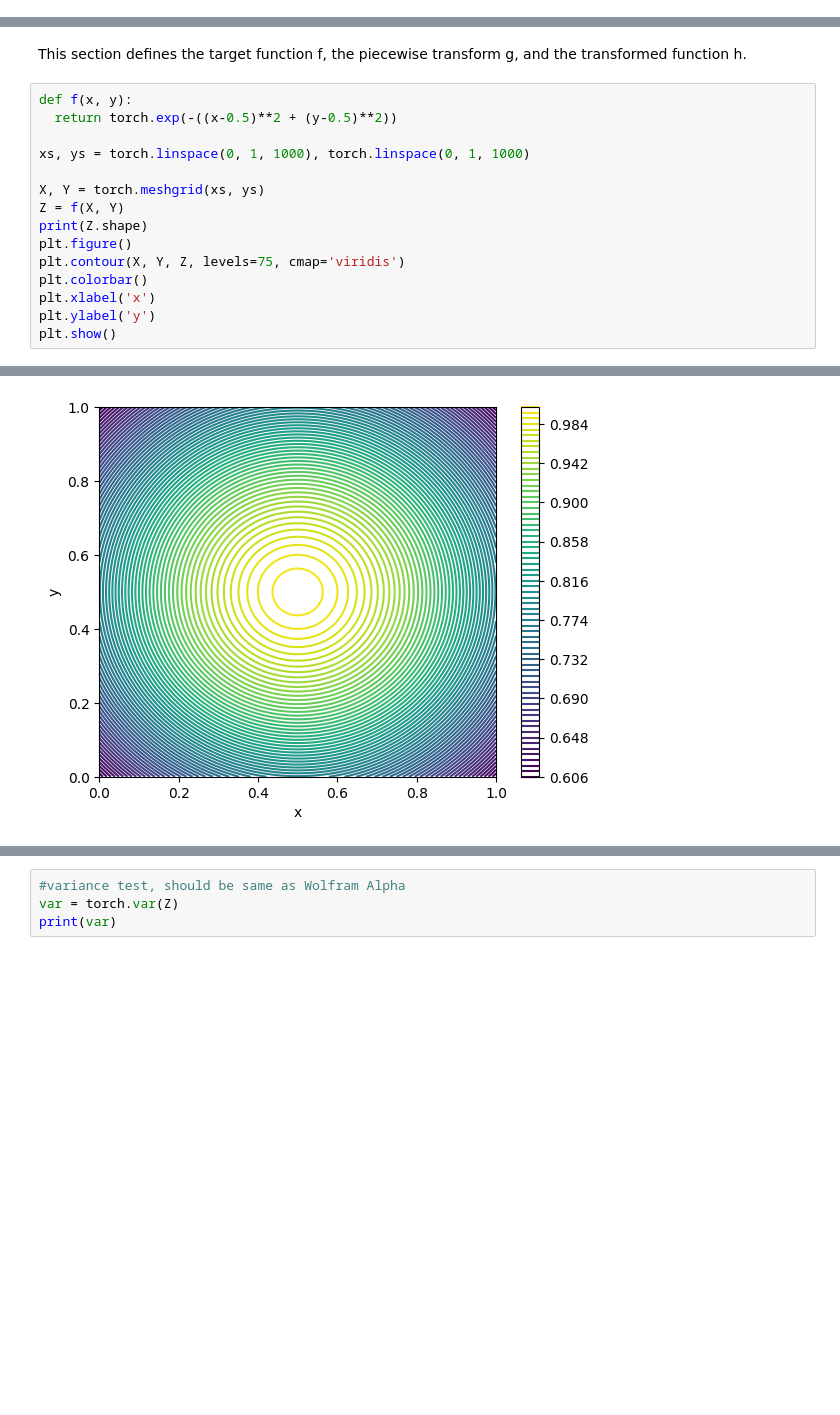
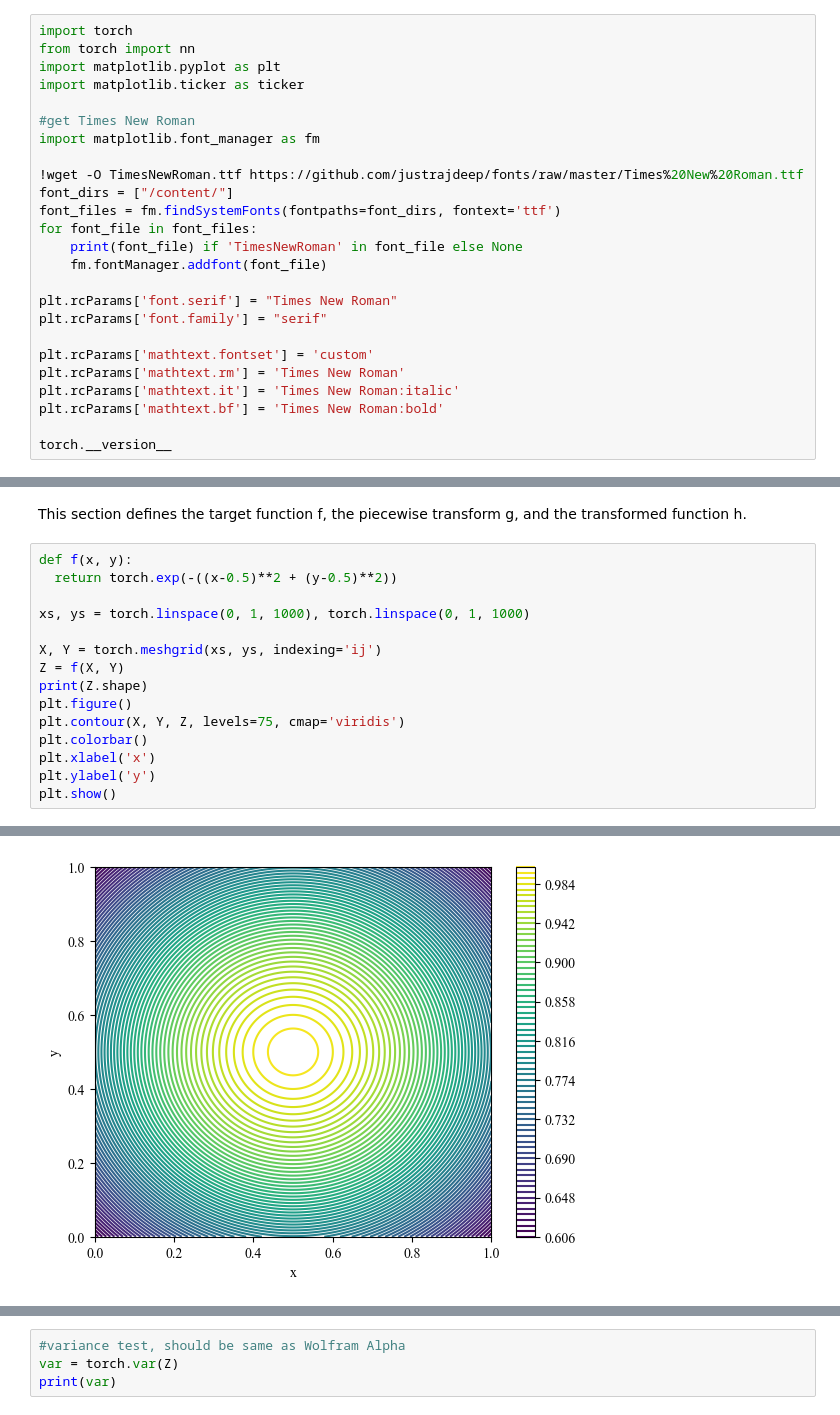
Before and after one commit to alracey/level4-project, a Jupyter notebook: piecewise_linear_pytorch.ipynb, the cells around one changed output, grey strips where cells are left out. Drawn from its saved outputs; the diff is of its cells as text; blank space fills up the shorter version.

```diff
--- a/piecewise_linear_pytorch.ipynb
+++ b/piecewise_linear_pytorch.ipynb
@@ -10,0 +3,25 @@ torch.__version__
+# %%
+import torch
+from torch import nn
+import matplotlib.pyplot as plt
+import matplotlib.ticker as ticker
+
+#get Times New Roman
+import matplotlib.font_manager as fm
+
+!wget -O TimesNewRoman.ttf https://github.com/justrajdeep/fonts/raw/master/Times%20New%20Roman.ttf
+font_dirs = ["/content/"]
+font_files = fm.findSystemFonts(fontpaths=font_dirs, fontext='ttf')
+for font_file in font_files:
+    print(font_file) if 'TimesNewRoman' in font_file else None
+    fm.fontManager.addfont(font_file)
+
+plt.rcParams['font.serif'] = "Times New Roman"
+plt.rcParams['font.family'] = "serif"
+
+plt.rcParams['mathtext.fontset'] = 'custom'
+plt.rcParams['mathtext.rm'] = 'Times New Roman'
+plt.rcParams['mathtext.it'] = 'Times New Roman:italic'
+plt.rcParams['mathtext.bf'] = 'Times New Roman:bold'
+
+torch.__version__
@@ -13,18 +54,18 @@ This section defines the target function f, the piecewise transform g, and the t
 # %%
 def f(x, y):
   return torch.exp(-((x-0.5)**2 + (y-0.5)**2))
 
 xs, ys = torch.linspace(0, 1, 1000), torch.linspace(0, 1, 1000)
 
-X, Y = torch.meshgrid(xs, ys)
+X, Y = torch.meshgrid(xs, ys, indexing='ij')
 Z = f(X, Y)
 print(Z.shape)
 plt.figure()
 plt.contour(X, Y, Z, levels=75, cmap='viridis')
 plt.colorbar()
 plt.xlabel('x')
 plt.ylabel('y')
 plt.show()
 # %% [output]
 torch.Size([1000, 1000])
-[figure, old version]
+[figure, new version]
```
Also changed, not shown: parts of 24 cells of this notebook.
